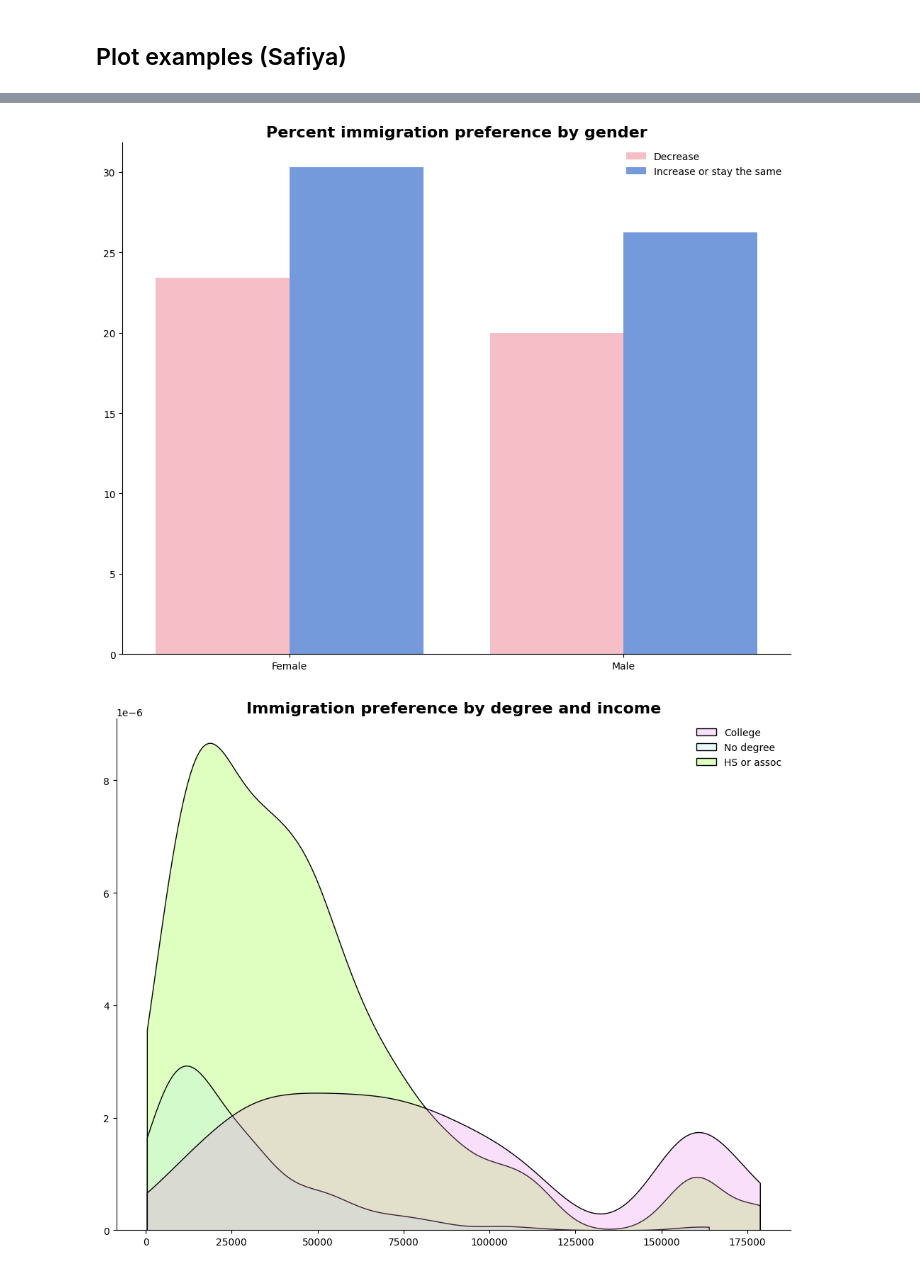
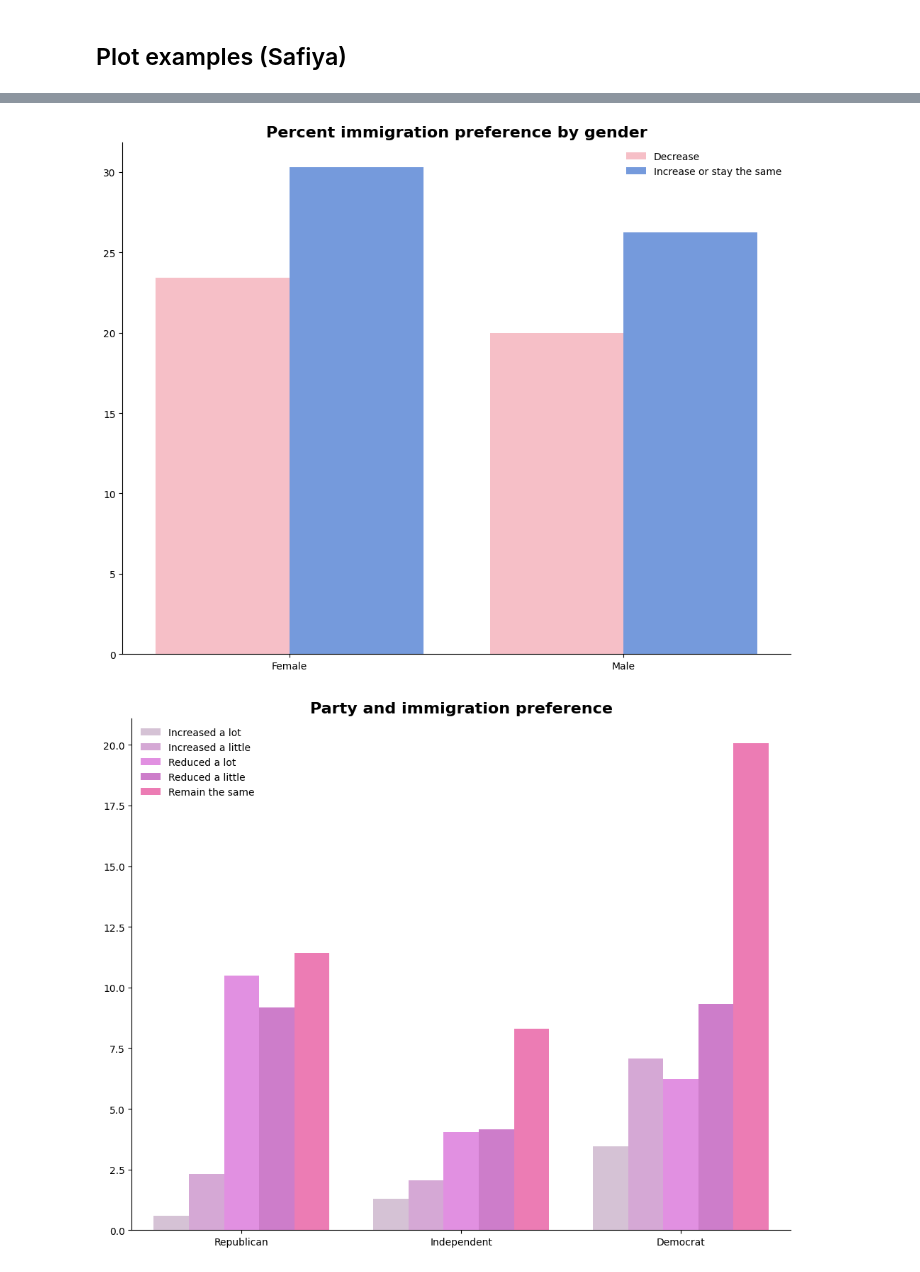
Before and after one commit to joshuamegnauth54/data765-intro-python-tutoring, a Jupyter notebook: thesis_2023/03_requested_ex.ipynb, the cells around one changed output, grey strips where cells are left out. Saved outputs shown, nothing was run; the diff lists cells and outputs as text; code cells hidden in the pictures.

```diff
--- a/thesis_2023/03_requested_ex.ipynb
+++ b/thesis_2023/03_requested_ex.ipynb
@@ -220,31 +222,43 @@ coninc_imm_fig, coninc_imm_ax = weighted_kde(
     hue="decrease_imm",
     weights="wtsscomp",
     palette=["deepskyblue", "deeppink"],
     title="Income density by immigration preference",
 )
 
 imm_gend_fig, imm_gend_ax = crosstab_barplots(
     gss_saf,
     x="sex",
     y="decrease_imm",
     hue="decrease_imm",
     weights="wtsscomp",
     psu="vpsu",
     palette=["lightpink", "cornflowerblue"],
     title="Percent immigration preference by gender"
 )
 
+party_letin_fig, party_letin_ax = crosstab_barplots(
+    gss_saf,
+    x="partyid",
+    y="letin1a",
+    hue="letin1a",
+    weights="wtsscomp",
+    psu="vpsu",
+    sort=True,
+    palette=["thistle", "plum", "violet", "orchid", "hotpink"],
+    title="Party and immigration preference"
+)
+
 ses_fig, ses_ax = weighted_kde(
     gss_saf,
     x="coninc",
     y="decrease_imm",
     hue="degree",
     weights="wtsscomp",
     palette=["violet", "paleturquoise", "chartreuse"],
     # edgecolor=["indigo", "darkturquoise", "forestgreen"],
     title="Immigration preference by degree and income"
 )
 # %% [output]
 [figure]
 [figure]
-[figure, old version]
+[figure, new version]
```
Also changed, not shown: parts of 6 cells of this notebook, 5 other files.
